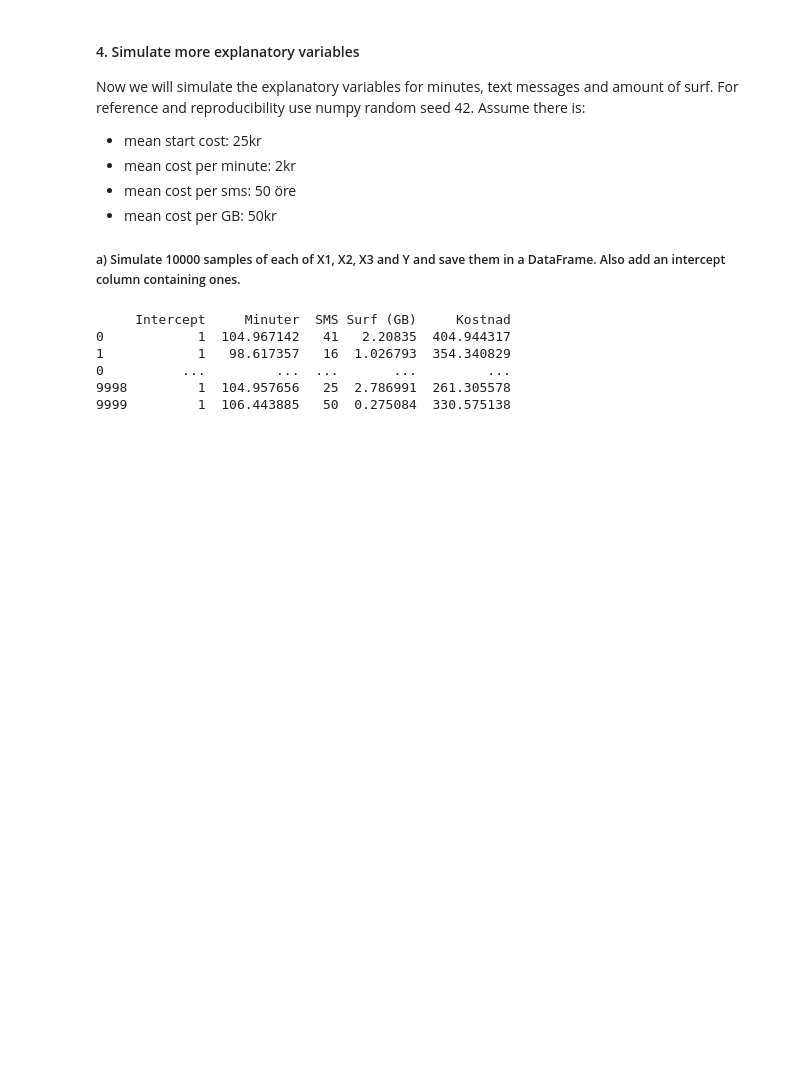
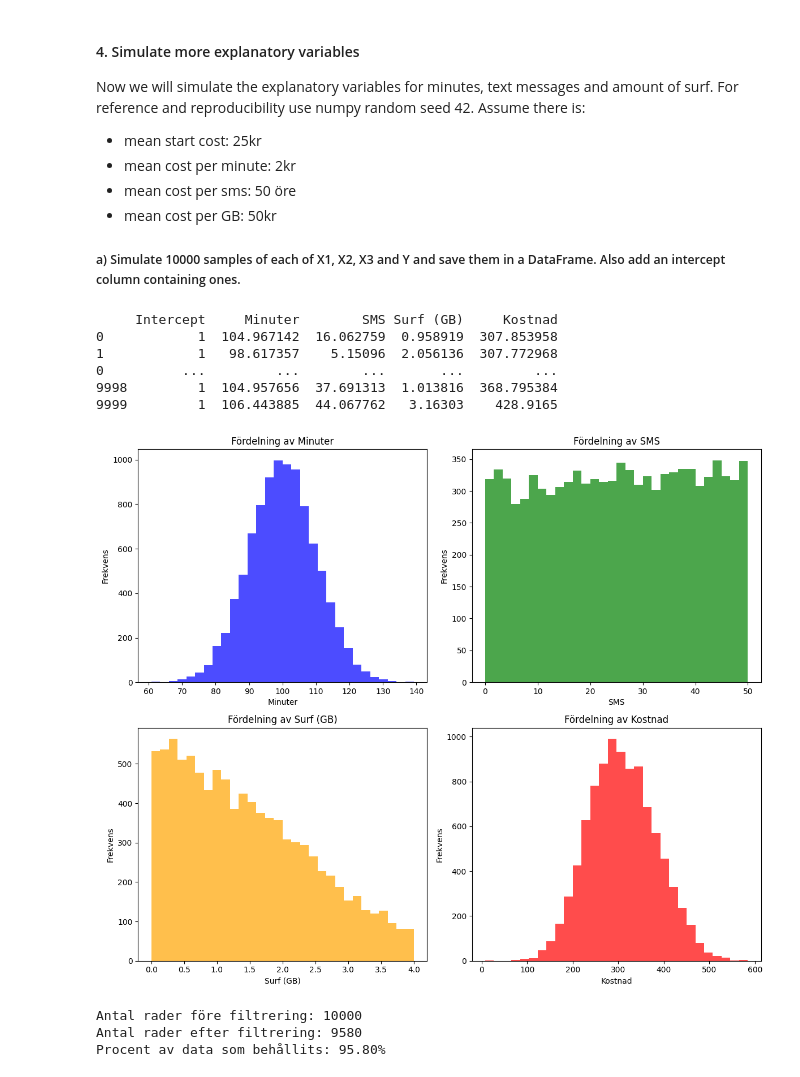
Before and after one commit to Jenchichi/Machine-learning-Jenny, a Jupyter notebook: Excercises/övning_E00_linjär_regression.ipynb, the cells around one changed output. Saved outputs shown, nothing was run; the diff lists cells and outputs as text; code cells hidden in the pictures; blank space fills up the shorter version.

```diff
--- a/Excercises/övning_E00_linjär_regression.ipynb
+++ b/Excercises/övning_E00_linjär_regression.ipynb
@@ -278,9 +278,10 @@ n_sample = 10000
 # x_1 = Medelvärde 100, standardavvikelsen = kvadratroten av variansen (100). np.abs() beräknar absolutvärdet av varje element i arrayen.
 # x_2 = diskret uniform fördelning mellan 0 och 50, genererar slumpmässiga värden. Varje värde i arrayen är ett heltal.
 # Vill vi ha kontinuerlig uniform fördelning mellan 0 och 50, där varje värde i arrayen kan vara ett decimaltal = np.random.uniform(0, 50, n_sample)
+# Vill vi ha diskret uniform fördelning mellan 0 och 50, där varje värde i arrayen är ett heltal = np.random.choice(np.arange(0, 51), n_samples)
 # x_3 = Slumpmässigt genererade värden från en normalfördelning med medelvärdet 0 och standardavvikelsen 2. Värdena kan vara positiva eller negativa. np.abs() tar absolutvärdet av varje värde i arrayen, vilket innebär att alla negativa värden blir positiva.
 x_1 = np.abs(np.random.normal(100, np.sqrt(100), n_sample))
-x_2 = np.random.choice(np.arange(0, 51), n_sample)
+x_2 = np.random.uniform(0, 50, n_sample)
 x_3 = np.abs(np.random.normal(0, 2, n_sample))
 
 # Simulera feltermen ε ~ 𝒩(0, 50)
@@ -308,9 +309,58 @@ df = pd.DataFrame({
 # Kombinera första och sista rader i en snygg utskrift
 print(pd.concat([df.head(2), pd.DataFrame([['...']*len(df.columns)], columns=df.columns), df.tail(2)]))
 # %% [output]
-     Intercept     Minuter  SMS Surf (GB)     Kostnad
-0            1  104.967142   41   2.20835  404.944317
-1            1   98.617357   16  1.026793  354.340829
-0          ...         ...  ...       ...         ...
-9998         1  104.957656   25  2.786991  261.305578
-9999         1  106.443885   50  0.275084  330.575138
+     Intercept     Minuter        SMS Surf (GB)     Kostnad
+0            1  104.967142  16.062759  0.958919  307.853958
+1            1   98.617357    5.15096  2.056136  307.772968
+0          ...         ...        ...       ...         ...
+9998         1  104.957656  37.691313  1.013816  368.795384
+9999         1  106.443885  44.067762   3.16303    428.9165
+# %%
+import matplotlib.pyplot as plt
+
+# Skapa mask för filtrering
+mask = (data['x_3'] < 4) & (data['x_1'] < 300) & (data['y'] > 0)
+filtered_data = data[mask]
+
+# Skapa en figur med 4 subplots
+fig, axes = plt.subplots(2, 2, figsize=(12, 10))
+
+# Rita histogram för x_1 (Minuter)
+axes[0, 0].hist(filtered_data['x_1'], bins=30, color='blue', alpha=0.7)
+axes[0, 0].set_title('Fördelning av Minuter')
+axes[0, 0].set_xlabel('Minuter')
+axes[0, 0].set_ylabel('Frekvens')
+
+# Rita histogram för x_2 (SMS)
+axes[0, 1].hist(filtered_data['x_2'], bins=30, color='green', alpha=0.7)
+axes[0, 1].set_title('Fördelning av SMS')
+axes[0, 1].set_xlabel('SMS')
+axes[0, 1].set_ylabel('Frekvens')
+
+# Rita histogram för x_3 (Surf (GB))
+axes[1, 0].hist(filtered_data['x_3'], bins=30, color='orange', alpha=0.7)
+axes[1, 0].set_title('Fördelning av Surf (GB)')
+axes[1, 0].set_xlabel('Surf (GB)')
+axes[1, 0].set_ylabel('Frekvens')
+
+# Rita histogram för y (Kostnad)
+axes[1, 1].hist(filtered_data['y'], bins=30, color='red', alpha=0.7)
+axes[1, 1].set_title('Fördelning av Kostnad')
+axes[1, 1].set_xlabel('Kostnad')
+axes[1, 1].set_ylabel('Frekvens')
+
+# Justera layouten
+plt.tight_layout()
+
+# Visa figurerna
+plt.show()
+
+# Visa antal rader före och efter filtrering
+print(f"Antal rader före filtrering: {len(data)}")
+print(f"Antal rader efter filtrering: {len(filtered_data)}")
+print(f"Procent av data som behållits: {(len(filtered_data)/len(data))*100:.2f}%")
+# %% [output]
+[figure, added]
+Antal rader före filtrering: 10000
+Antal rader efter filtrering: 9580
+Procent av data som behållits: 95.80%
```
